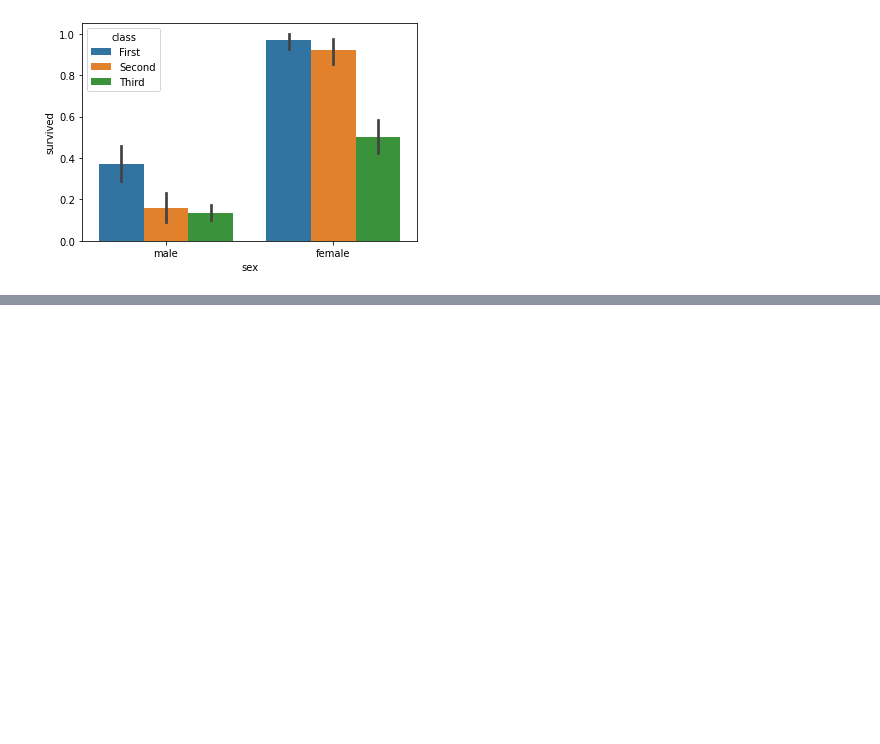
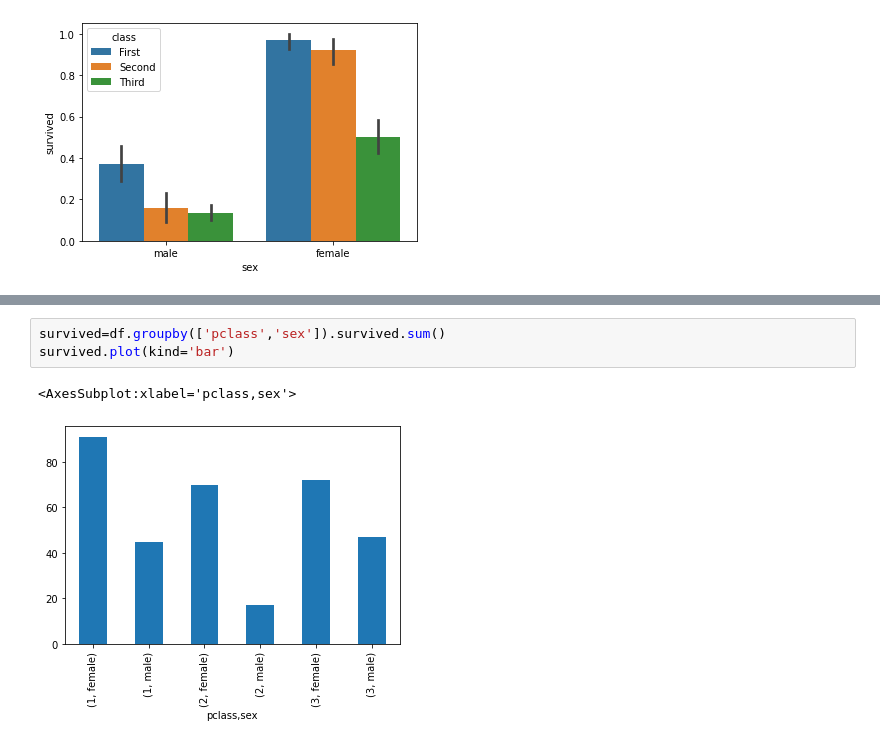
Before and after one commit to adamchanging1/ML100Days, a Jupyter notebook: homework/Day_021.ipynb, the cells around one changed output, grey strips where cells are left out. Saved outputs shown, nothing was run; the diff lists cells and outputs as text; blank space fills up the shorter version.

```diff
--- a/homework/Day_021.ipynb
+++ b/homework/Day_021.ipynb
@@ -40,0 +55,6 @@ sns.barplot(x="sex", y="survived",hue="class", data=df)
+# %%
+survived=df.groupby(['pclass','sex']).survived.sum()
+survived.plot(kind='bar')
+# %% [output]
+<AxesSubplot:xlabel='pclass,sex'>
+[figure, added]
```
Also changed, not shown: parts of 6 cells of this notebook, 1 other file.
